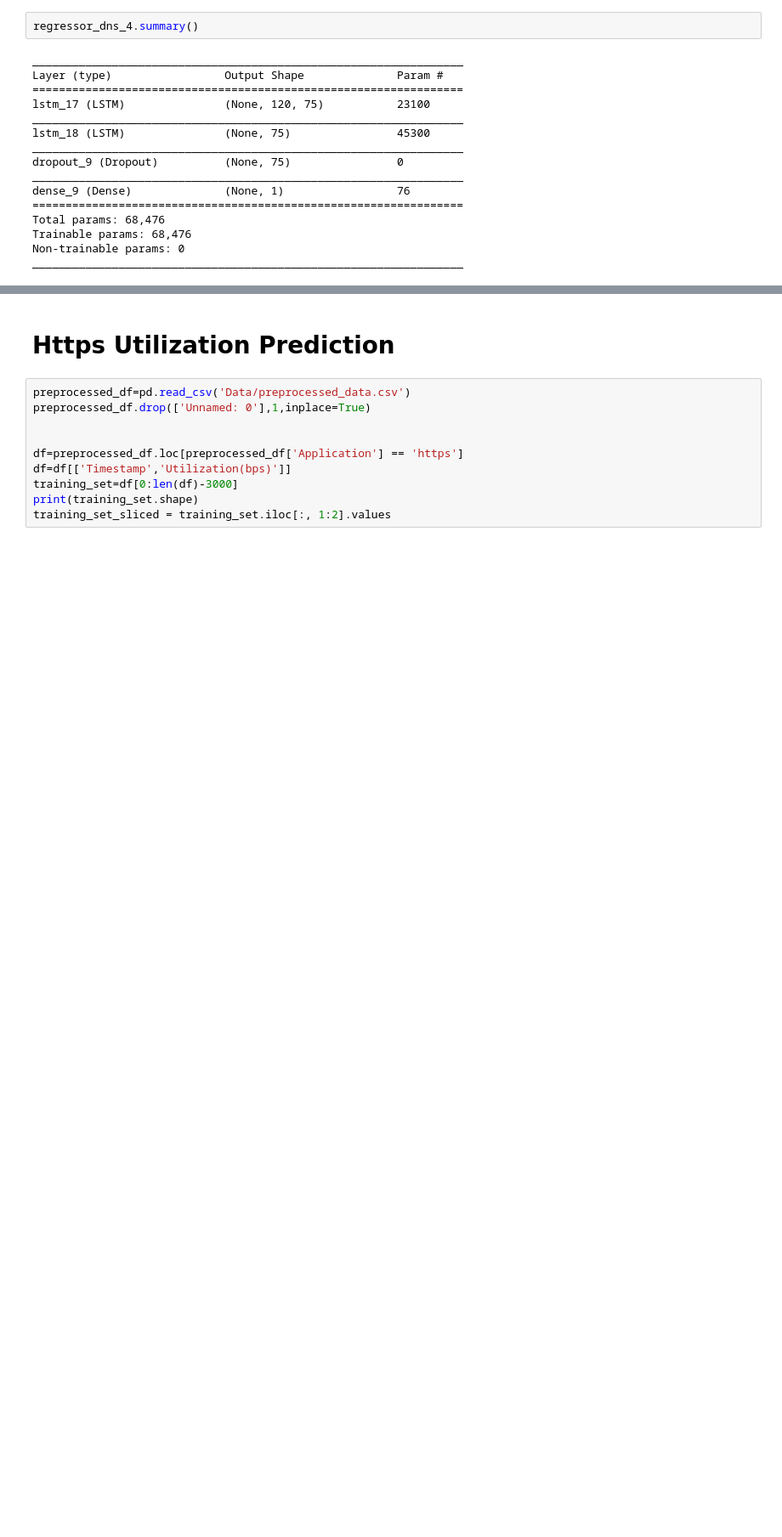
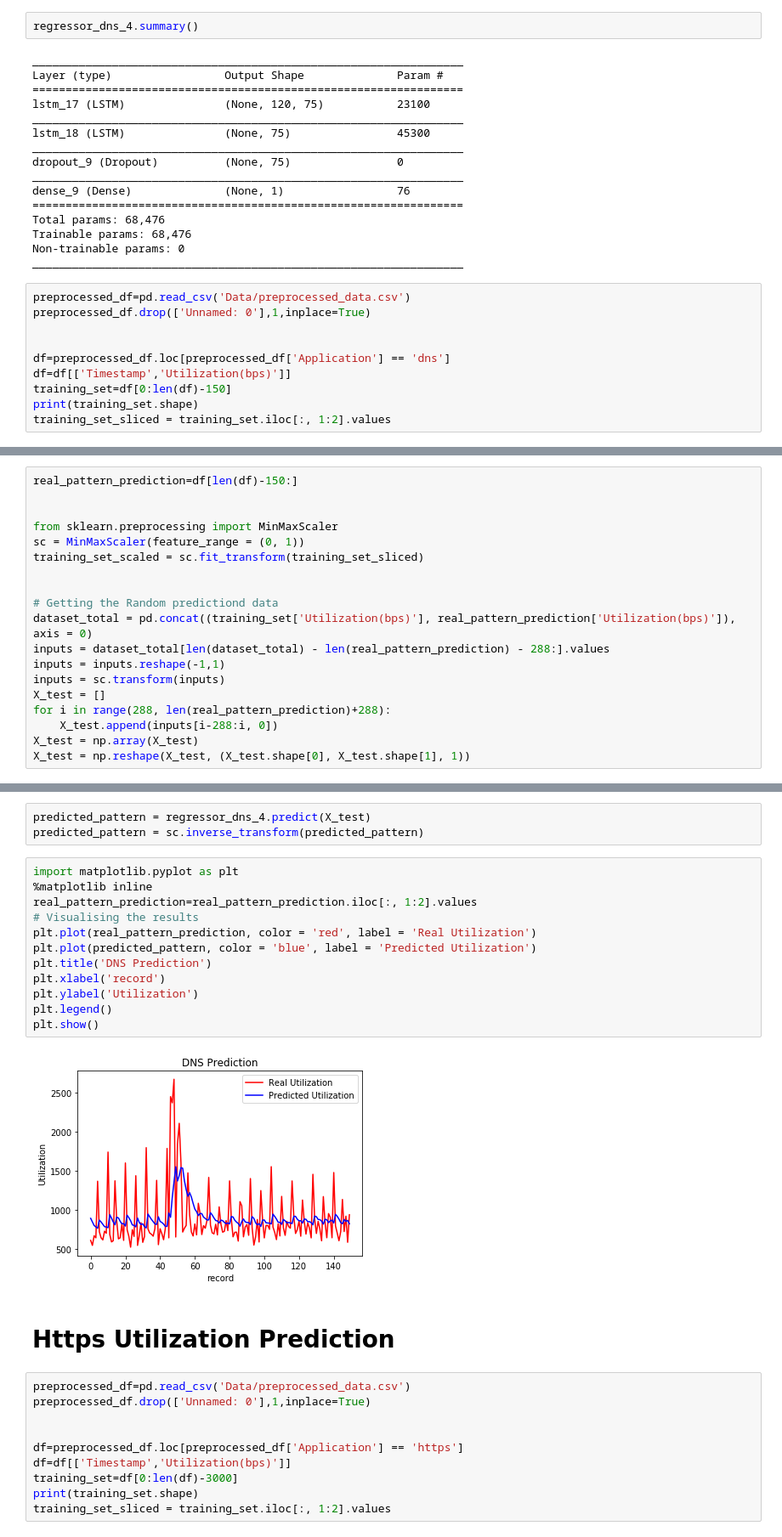
Before and after one commit to innovator-arjun/Utilization-prediction-RNN-LSTM, a Jupyter notebook: Model Visualization.ipynb, the cells around one changed output, grey strips where cells are left out. Shown at 85% size. Saved outputs shown, nothing was run; the diff lists cells and outputs as text; blank space fills up the shorter version.

```diff
--- a/Model Visualization.ipynb
+++ b/Model Visualization.ipynb
@@ -256,3 +256,13 @@ Total params: 68,476
 Trainable params: 68,476
 Non-trainable params: 0
 _________________________________________________________________
+# %%
+preprocessed_df=pd.read_csv('Data/preprocessed_data.csv')
+preprocessed_df.drop(['Unnamed: 0'],1,inplace=True)
+
+
+df=preprocessed_df.loc[preprocessed_df['Application'] == 'dns']
+df=df[['Timestamp','Utilization(bps)']]
+training_set=df[0:len(df)-150]
+print(training_set.shape)
+training_set_sliced = training_set.iloc[:, 1:2].values
@@ -258,0 +271,19 @@ _________________________________________________________________
+# %%
+real_pattern_prediction=df[len(df)-150:]
+
+
+from sklearn.preprocessing import MinMaxScaler
+sc = MinMaxScaler(feature_range = (0, 1))
+training_set_scaled = sc.fit_transform(training_set_sliced)
+
+
+# Getting the Random predictiond data
+dataset_total = pd.concat((training_set['Utilization(bps)'], real_pattern_prediction['Utilization(bps)']), axis = 0)
+inputs = dataset_total[len(dataset_total) - len(real_pattern_prediction) - 288:].values
+inputs = inputs.reshape(-1,1)
+inputs = sc.transform(inputs)
+X_test = []
+for i in range(288, len(real_pattern_prediction)+288):
+    X_test.append(inputs[i-288:i, 0])
+X_test = np.array(X_test)
+X_test = np.reshape(X_test, (X_test.shape[0], X_test.shape[1], 1))
@@ -259,3 +307,20 @@ _________________________________________________________________
+# %%
+predicted_pattern = regressor_dns_4.predict(X_test)
+predicted_pattern = sc.inverse_transform(predicted_pattern)
+# %%
+import matplotlib.pyplot as plt
+%matplotlib inline
+real_pattern_prediction=real_pattern_prediction.iloc[:, 1:2].values
+# Visualising the results
+plt.plot(real_pattern_prediction, color = 'red', label = 'Real Utilization')
+plt.plot(predicted_pattern, color = 'blue', label = 'Predicted Utilization')
+plt.title('DNS Prediction')
+plt.xlabel('record')
+plt.ylabel('Utilization')
+plt.legend()
+plt.show()
+# %% [output]
+[figure, added]
 # %% [markdown]
 # Https Utilization Prediction
 # %%
```
Also changed, not shown: parts of 3 cells of this notebook, 2 other files.
